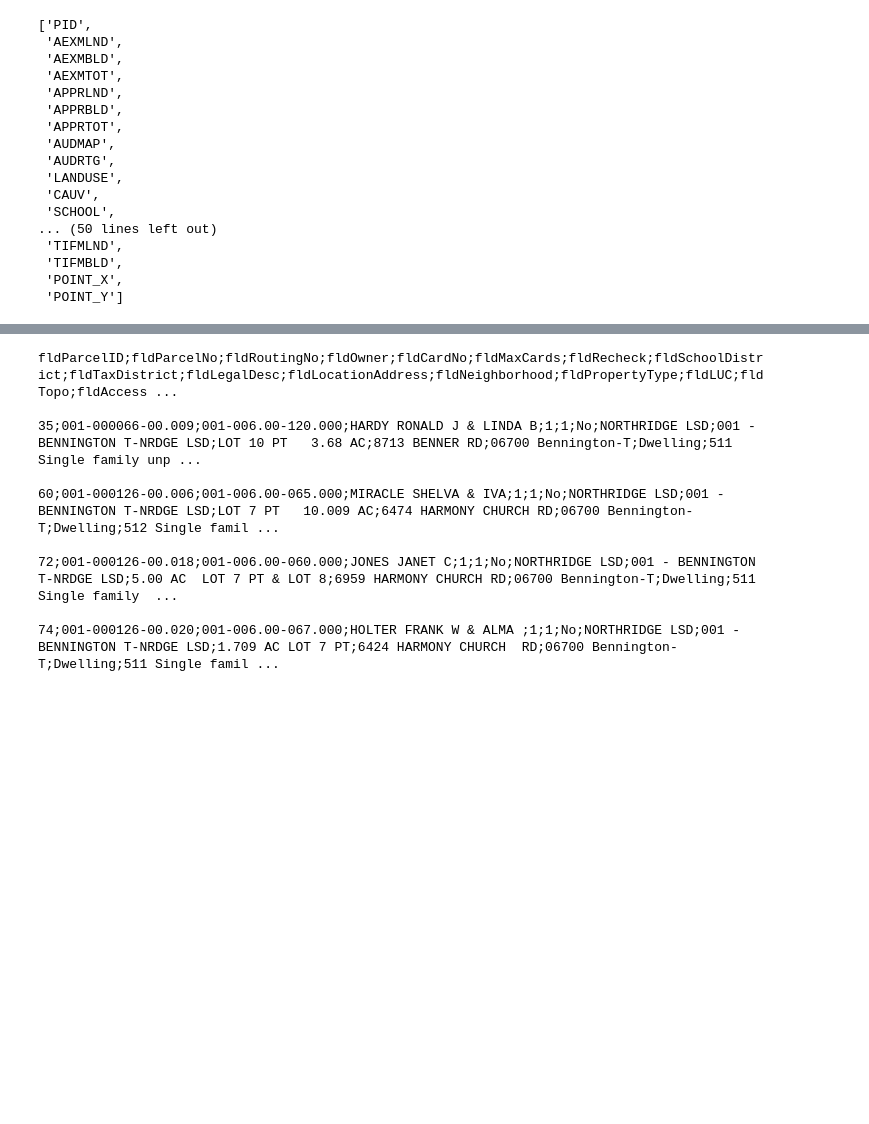
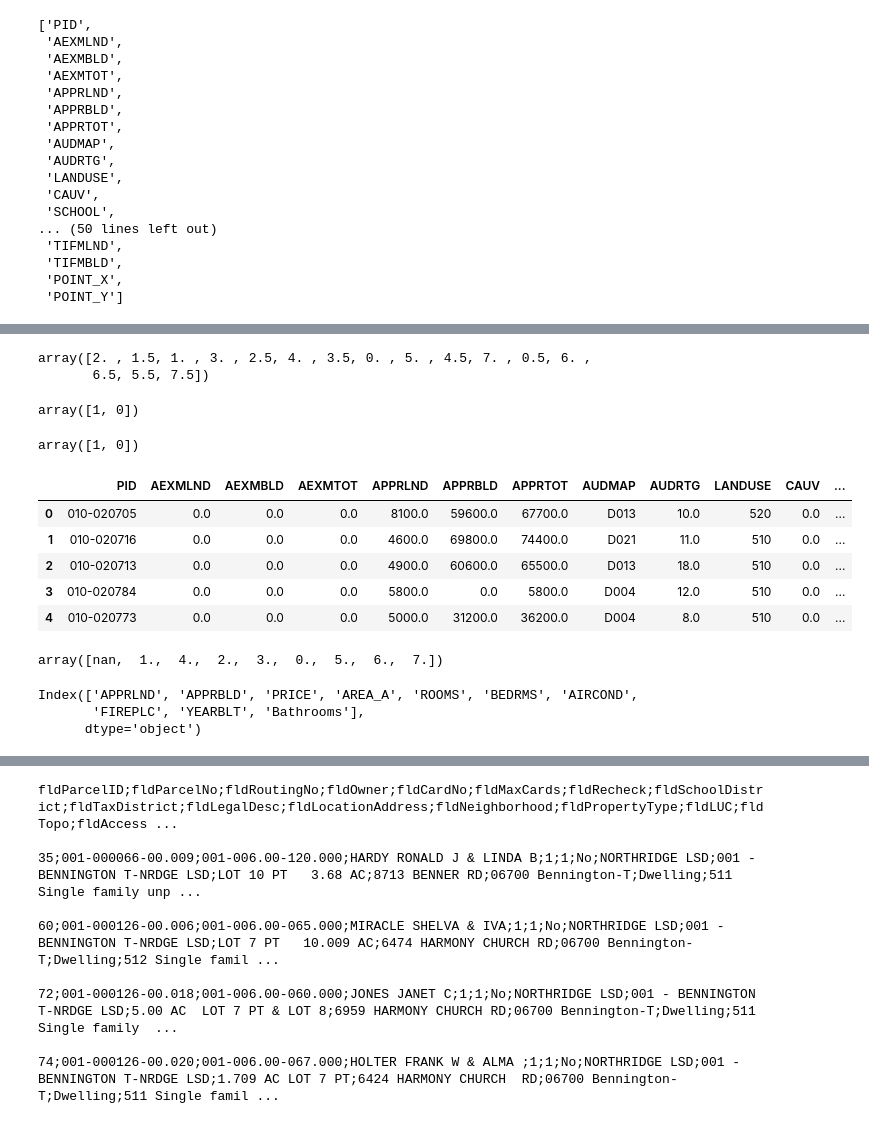
Before and after one commit to zarthur/CSCC-Analytics, a Jupyter notebook: 02-Clean-Merge.ipynb, the cells around one changed output, grey strips where cells are left out. Saved outputs shown, nothing was run; the diff lists cells and outputs as text; code cells hidden in the pictures; blank space fills up the shorter version.

```diff
--- a/02-Clean-Merge.ipynb
+++ b/02-Clean-Merge.ipynb
@@ -88,0 +170,5 @@ IFrame("./data/02-franklin-description.pdf", 800, 600)
+# %%
+franklin_subset.Bathrooms.unique()
+# %% [output]
+array([2. , 1.5, 1. , 3. , 2.5, 4. , 3.5, 0. , 5. , 4.5, 7. , 0.5, 6. ,
+       6.5, 5.5, 7.5])
@@ -88,0 +177,19 @@ IFrame("./data/02-franklin-description.pdf", 800, 600)
+# %%
+# process aircond
+franklin_subset.AIRCOND.unique()
+# %% [output]
+array([1, 0])
+# %%
+franklin.AIRCOND.unique()
+# %% [output]
+array([1, 0])
+# %%
+pd.set_option('display.max_column', 100)
+franklin.head()
+# %% [output]
+|  | PID | AEXMLND | AEXMBLD | AEXMTOT | APPRLND | APPRBLD | APPRTOT | AUDMAP | AUDRTG | LANDUSE | CAUV | ... |
+| 0 | 010-020705 | 0.0 | 0.0 | 0.0 | 8100.0 | 59600.0 | 67700.0 | D013 | 10.0 | 520 | 0.0 | ... |
+| 1 | 010-020716 | 0.0 | 0.0 | 0.0 | 4600.0 | 69800.0 | 74400.0 | D021 | 11.0 | 510 | 0.0 | ... |
+| 2 | 010-020713 | 0.0 | 0.0 | 0.0 | 4900.0 | 60600.0 | 65500.0 | D013 | 18.0 | 510 | 0.0 | ... |
+| 3 | 010-020784 | 0.0 | 0.0 | 0.0 | 5800.0 | 0.0 | 5800.0 | D004 | 12.0 | 510 | 0.0 | ... |
+| 4 | 010-020773 | 0.0 | 0.0 | 0.0 | 5000.0 | 31200.0 | 36200.0 | D004 | 8.0 | 510 | 0.0 | ... |
@@ -88,0 +198,4 @@ IFrame("./data/02-franklin-description.pdf", 800, 600)
+# %%
+franklin_subset.FIREPLC.unique()
+# %% [output]
+array([nan,  1.,  4.,  2.,  3.,  0.,  5.,  6.,  7.])
@@ -88,0 +204,6 @@ IFrame("./data/02-franklin-description.pdf", 800, 600)
+# %%
+franklin_subset.columns
+# %% [output]
+Index(['APPRLND', 'APPRBLD', 'PRICE', 'AREA_A', 'ROOMS', 'BEDRMS', 'AIRCOND',
+       'FIREPLC', 'YEARBLT', 'Bathrooms'],
+      dtype='object')
```
Also changed, not shown: parts of 95 cells of this notebook, 4 other files.
